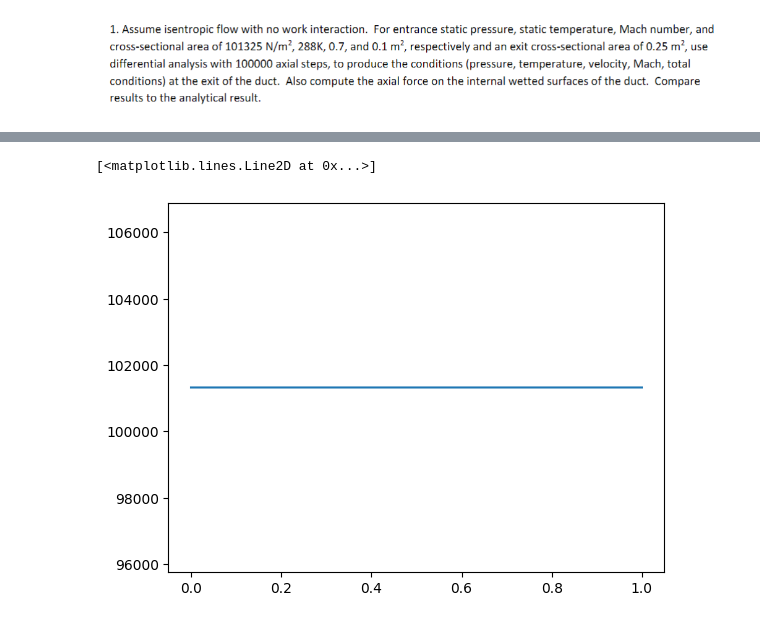
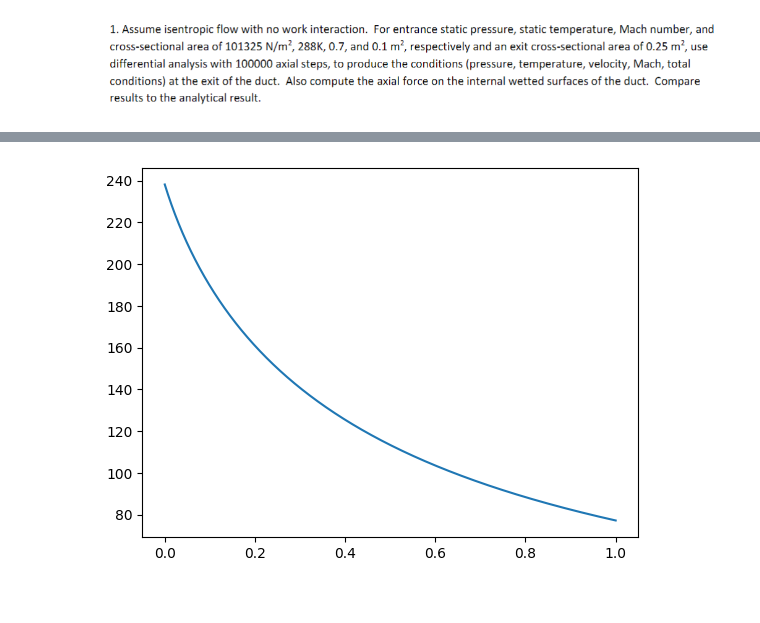
Before and after one commit to RileyKyle/Prop_2_Assignments, a Jupyter notebook: midterm/task1.ipynb, the cells around one changed output, grey strips where cells are left out. Saved outputs shown, nothing was run; the diff lists cells and outputs as text; code cells hidden in the pictures.

Commit message:
fixed error of Tt changing in isentropic flow

```diff
--- a/midterm/task1.ipynb
+++ b/midterm/task1.ipynb
@@ -15,7 +15,7 @@ Mi = .7
 ui = Mi * np.sqrt(1.4*287*Ti)
 
 L_tube = 1
-axial_steps = 100000
+axial_steps = 1_000_000
 
 Ai = 0.1
 Ae = 0.25
@@ -23,7 +23,7 @@ Ae = 0.25
 xlist = np.linspace(0,L_tube,axial_steps+1)
 Af = lambda x: (Ae - Ai) * x + Ai
 
-[uout,Tout,Pout], M, x_break, A_break = quasi_1D_flow(inlet = [ui,Ti,Pi])
+[uout,Tout,Pout], M, x_break, A_break = quasi_1D_flow(inlet = [ui,Ti,Pi], Af = Af,N = axial_steps)
 
 # out[0][-1]
 print(f'exit Mach = {M[-1]}')
@@ -51,6 +38,5 @@ print(f'exit end area = {x_break}')
-# %%
-
-plt.plot(xlist,Pout)
-# %% [output]
-[<matplotlib.lines.Line2D at 0x...>]
-[figure, removed]
+# %%
+plt.plot(xlist,uout)
+plt.show()
+# %% [output]
+[figure, added]
```
Also changed, not shown: parts of 3 cells of this notebook, 1 other file.
